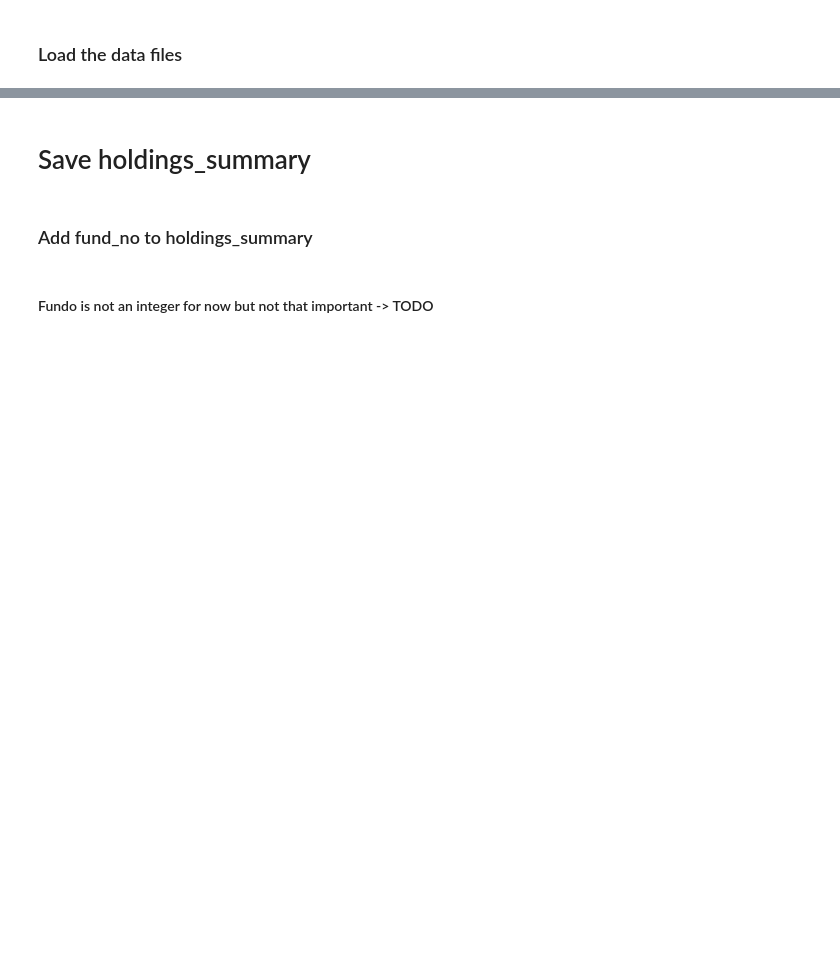
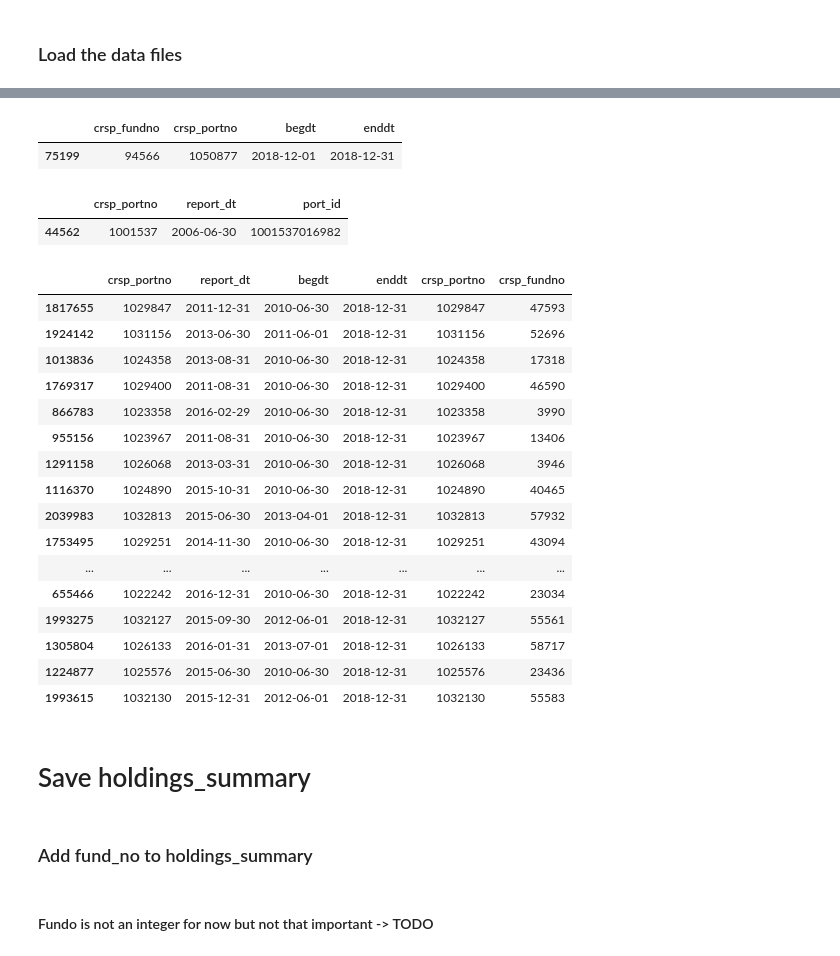
Before and after one commit to Amglex/Mutual-Funds, a Jupyter notebook: notebooks/012 - Data - Cleaning.ipynb, the cells around one changed output, grey strips where cells are left out. Saved outputs shown, nothing was run; the diff lists cells and outputs as text; code cells hidden in the pictures; blank space fills up the shorter version.

```diff
--- a/notebooks/012 - Data - Cleaning.ipynb
+++ b/notebooks/012 - Data - Cleaning.ipynb
@@ -269,3 +221,47 @@ KeyError: 'Y'
+# %%
+portno_map.sample()
+# %% [output]
+|  | crsp_fundno | crsp_portno | begdt | enddt |
+| 75199 | 94566 | 1050877 | 2018-12-01 | 2018-12-31 |
+# %%
+row_info.sample()
+# %% [output]
+|  | crsp_portno | report_dt | port_id |
+| 44562 | 1001537 | 2006-06-30 | 1001537016982 |
+# %%
+sqlcode = '''
+select row_info.crsp_portno, row_info.report_dt,
+portno_map.begdt, portno_map.enddt, portno_map.crsp_portno, portno_map.crsp_fundno
+from row_info
+inner join portno_map
+on row_info.crsp_portno = portno_map.crsp_portno
+and row_info.report_dt between portno_map.begdt and portno_map.enddt;
+'''
+
+row_info_merged = ps.sqldf(sqlcode,locals())
+# %%
+columns = ['report_dt','begdt','enddt']
+row_info_merged[columns] = row_info_merged[columns].apply(pd.to_datetime)
+# %%
+row_info_merged.sample(50)
+# %% [output]
+|  | crsp_portno | report_dt | begdt | enddt | crsp_portno | crsp_fundno |
+| 1817655 | 1029847 | 2011-12-31 | 2010-06-30 | 2018-12-31 | 1029847 | 47593 |
+| 1924142 | 1031156 | 2013-06-30 | 2011-06-01 | 2018-12-31 | 1031156 | 52696 |
+| 1013836 | 1024358 | 2013-08-31 | 2010-06-30 | 2018-12-31 | 1024358 | 17318 |
+| 1769317 | 1029400 | 2011-08-31 | 2010-06-30 | 2018-12-31 | 1029400 | 46590 |
+| 866783 | 1023358 | 2016-02-29 | 2010-06-30 | 2018-12-31 | 1023358 | 3990 |
+| 955156 | 1023967 | 2011-08-31 | 2010-06-30 | 2018-12-31 | 1023967 | 13406 |
+| 1291158 | 1026068 | 2013-03-31 | 2010-06-30 | 2018-12-31 | 1026068 | 3946 |
+| 1116370 | 1024890 | 2015-10-31 | 2010-06-30 | 2018-12-31 | 1024890 | 40465 |
+| 2039983 | 1032813 | 2015-06-30 | 2013-04-01 | 2018-12-31 | 1032813 | 57932 |
+| 1753495 | 1029251 | 2014-11-30 | 2010-06-30 | 2018-12-31 | 1029251 | 43094 |
+| ... | ... | ... | ... | ... | ... | ... |
+| 655466 | 1022242 | 2016-12-31 | 2010-06-30 | 2018-12-31 | 1022242 | 23034 |
+| 1993275 | 1032127 | 2015-09-30 | 2012-06-01 | 2018-12-31 | 1032127 | 55561 |
+| 1305804 | 1026133 | 2016-01-31 | 2013-07-01 | 2018-12-31 | 1026133 | 58717 |
+| 1224877 | 1025576 | 2015-06-30 | 2010-06-30 | 2018-12-31 | 1025576 | 23436 |
+| 1993615 | 1032130 | 2015-12-31 | 2012-06-01 | 2018-12-31 | 1032130 | 55583 |
 # %% [markdown]
 # Save holdings_summary
 # %%
```
Also changed, not shown: parts of 77 cells of this notebook.
